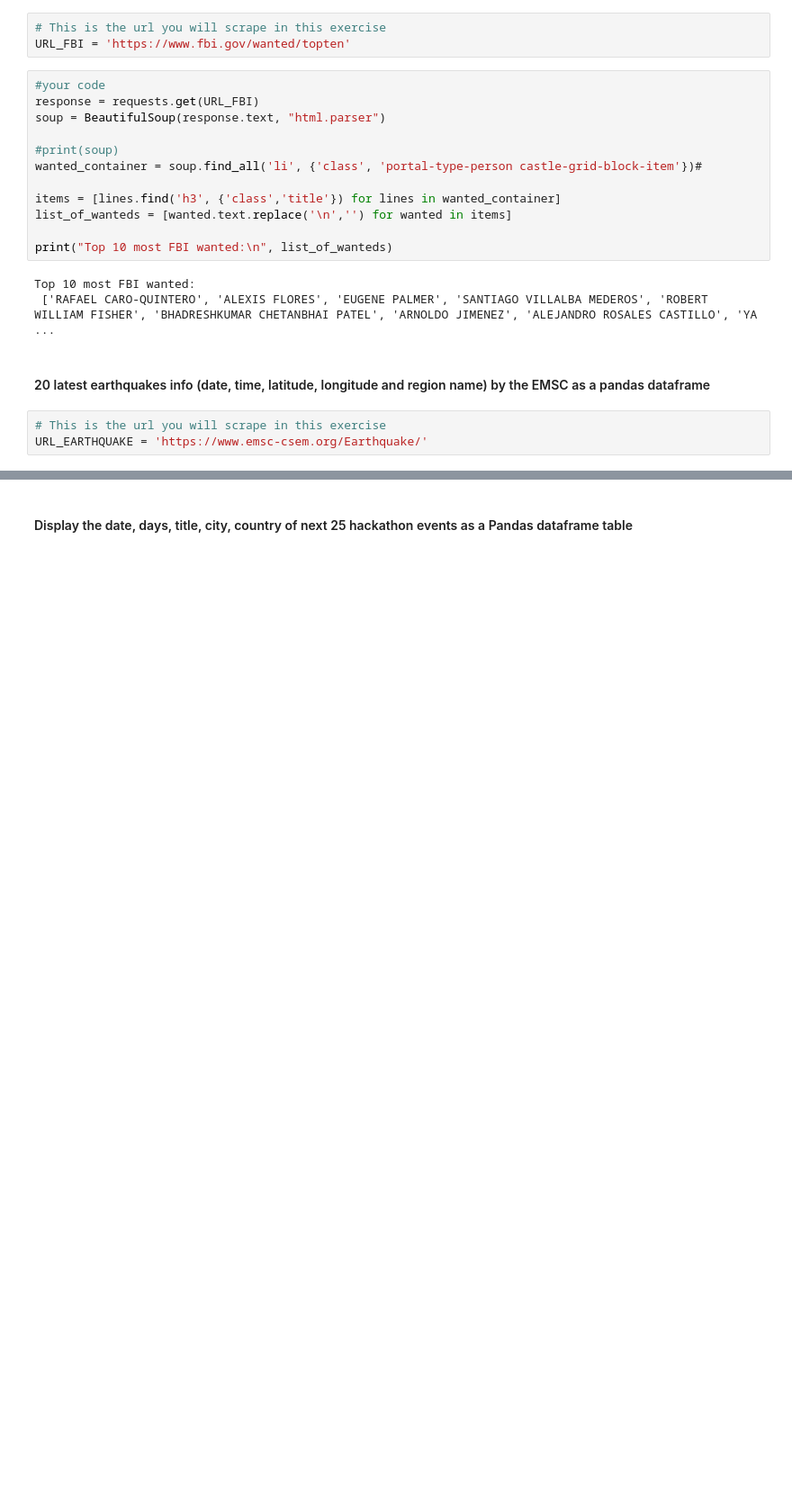
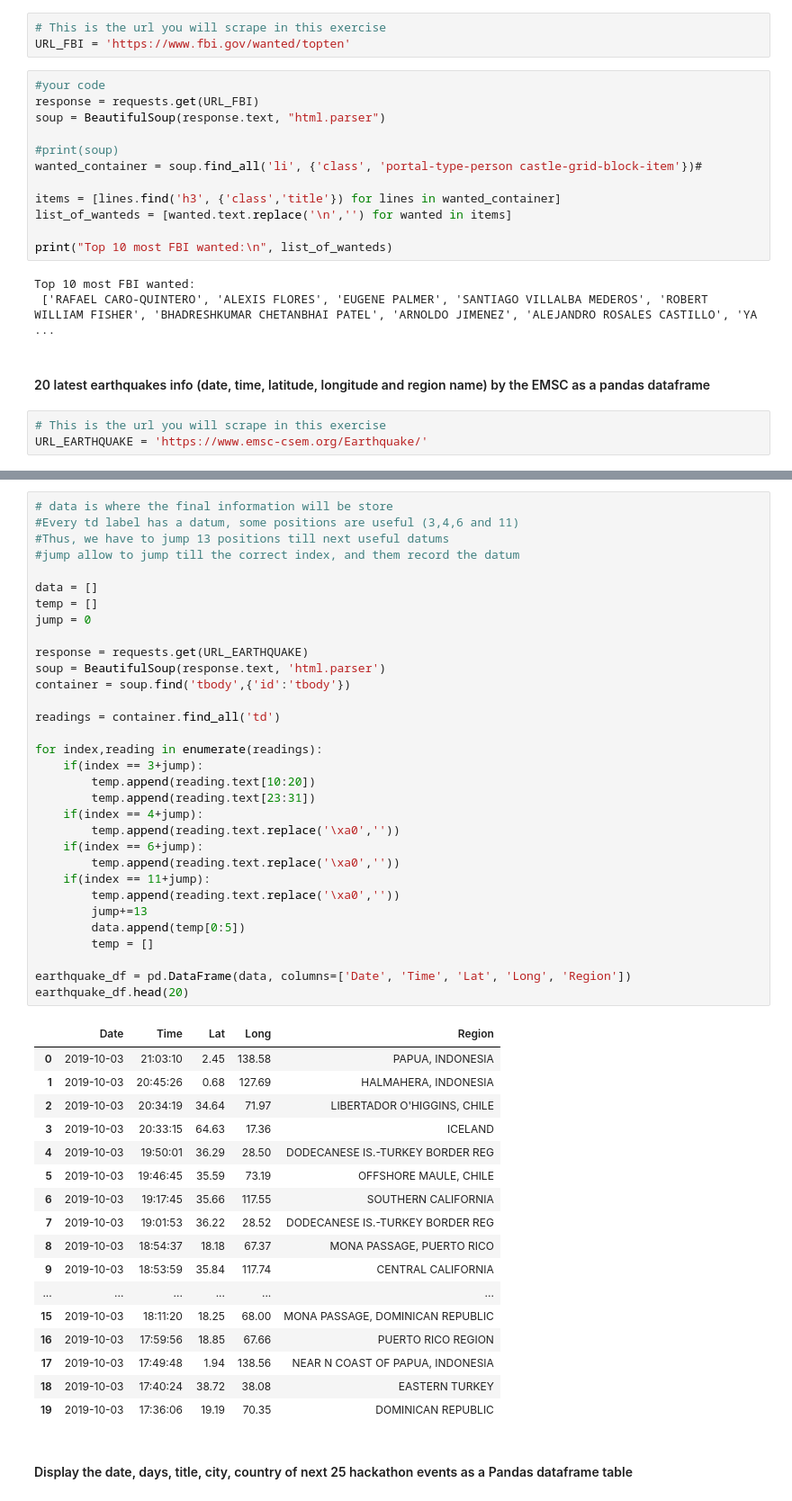
Before and after one commit to davidlafuentem/data-labs, a Jupyter notebook: module-1/lab-web-scraping/your-code/main.ipynb, the cells around one changed output, grey strips where cells are left out. Shown at 90% size. Drawn from its saved outputs; the diff is of its cells as text; blank space fills up the shorter version.

```diff
--- a/module-1/lab-web-scraping/your-code/main.ipynb
+++ b/module-1/lab-web-scraping/your-code/main.ipynb
@@ -330,3 +295,53 @@ IndexError: list index out of range
+# %%
+# data is where the final information will be store
+#Every td label has a datum, some positions are useful (3,4,6 and 11)
+#Thus, we have to jump 13 positions till next useful datums
+#jump allow to jump till the correct index, and them record the datum
+
+data = []
+temp = []
+jump = 0
+
+response = requests.get(URL_EARTHQUAKE)
+soup = BeautifulSoup(response.text, 'html.parser')
+container = soup.find('tbody',{'id':'tbody'})
+
+readings = container.find_all('td')
+
+for index,reading in enumerate(readings):
+    if(index == 3+jump):
+        temp.append(reading.text[10:20])
+        temp.append(reading.text[23:31])
+    if(index == 4+jump):
+        temp.append(reading.text.replace('\xa0',''))
+    if(index == 6+jump):
+        temp.append(reading.text.replace('\xa0',''))
+    if(index == 11+jump):
+        temp.append(reading.text.replace('\xa0',''))
+        jump+=13
+        data.append(temp[0:5])
+        temp = []
+
+earthquake_df = pd.DataFrame(data, columns=['Date', 'Time', 'Lat', 'Long', 'Region'])
+earthquake_df.head(20)
+# %% [output]
+|  | Date | Time | Lat | Long | Region |
+| 0 | 2019-10-03 | 21:03:10 | 2.45 | 138.58 | PAPUA, INDONESIA |
+| 1 | 2019-10-03 | 20:45:26 | 0.68 | 127.69 | HALMAHERA, INDONESIA |
+| 2 | 2019-10-03 | 20:34:19 | 34.64 | 71.97 | LIBERTADOR O'HIGGINS, CHILE |
+| 3 | 2019-10-03 | 20:33:15 | 64.63 | 17.36 | ICELAND |
+| 4 | 2019-10-03 | 19:50:01 | 36.29 | 28.50 | DODECANESE IS.-TURKEY BORDER REG |
+| 5 | 2019-10-03 | 19:46:45 | 35.59 | 73.19 | OFFSHORE MAULE, CHILE |
+| 6 | 2019-10-03 | 19:17:45 | 35.66 | 117.55 | SOUTHERN CALIFORNIA |
+| 7 | 2019-10-03 | 19:01:53 | 36.22 | 28.52 | DODECANESE IS.-TURKEY BORDER REG |
+| 8 | 2019-10-03 | 18:54:37 | 18.18 | 67.37 | MONA PASSAGE, PUERTO RICO |
+| 9 | 2019-10-03 | 18:53:59 | 35.84 | 117.74 | CENTRAL CALIFORNIA |
+| ... | ... | ... | ... | ... | ... |
+| 15 | 2019-10-03 | 18:11:20 | 18.25 | 68.00 | MONA PASSAGE, DOMINICAN REPUBLIC |
+| 16 | 2019-10-03 | 17:59:56 | 18.85 | 67.66 | PUERTO RICO REGION |
+| 17 | 2019-10-03 | 17:49:48 | 1.94 | 138.56 | NEAR N COAST OF PAPUA, INDONESIA |
+| 18 | 2019-10-03 | 17:40:24 | 38.72 | 38.08 | EASTERN TURKEY |
+| 19 | 2019-10-03 | 17:36:06 | 19.19 | 70.35 | DOMINICAN REPUBLIC |
 # %% [markdown]
 #### Display the date, days, title, city, country of next 25 hackathon events as a Pandas dataframe table
 # %%
```
Also changed, not shown: parts of 20 cells of this notebook.
